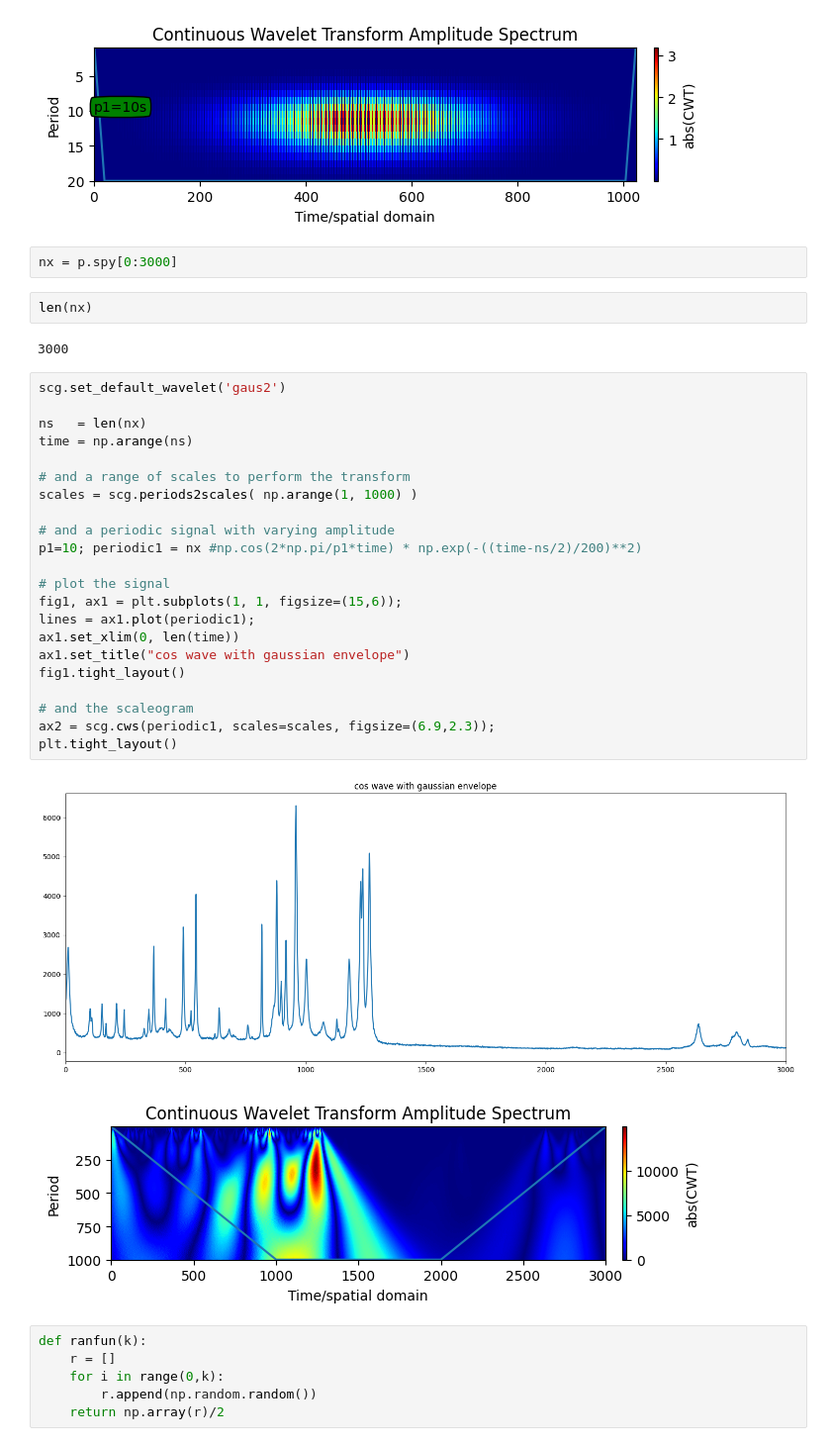
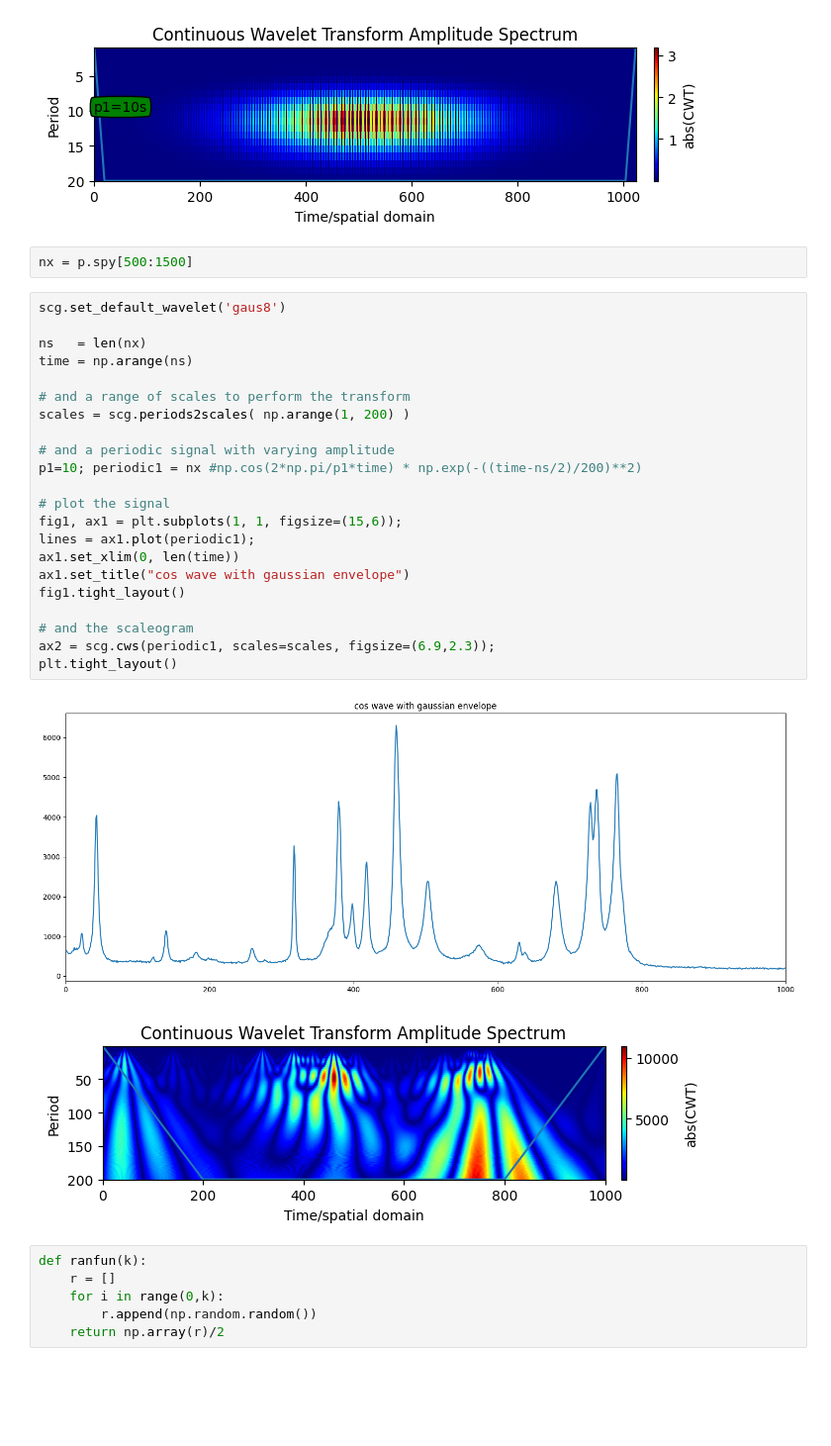
Before and after one commit to oftavira/BitacoraLiteratura, a Jupyter notebook: Ploting/_temp.ipynb, the cells around one changed output. Shown at 99% size. Drawn from its saved outputs; the diff is of its cells as text; blank space fills up the shorter version.

Commit message:
More on Scaleograms for AI Detection

```diff
--- a/Ploting/_temp.ipynb
+++ b/Ploting/_temp.ipynb
@@ -197,36 +197,32 @@ plt.tight_layout()
 [figure]
 [figure]
 # %%
-nx = p.spy[0:3000]
+nx = p.spy[500:1500]
-# %%
-len(nx)
-# %% [output]
-3000
 # %%
-scg.set_default_wavelet('gaus2')
+scg.set_default_wavelet('gaus8')
 
 ns   = len(nx)
 time = np.arange(ns)
 
 # and a range of scales to perform the transform
-scales = scg.periods2scales( np.arange(1, 1000) )
+scales = scg.periods2scales( np.arange(1, 200) )
 
 # and a periodic signal with varying amplitude
 p1=10; periodic1 = nx #np.cos(2*np.pi/p1*time) * np.exp(-((time-ns/2)/200)**2)
 
 # plot the signal
 fig1, ax1 = plt.subplots(1, 1, figsize=(15,6));
 lines = ax1.plot(periodic1);
 ax1.set_xlim(0, len(time))
 ax1.set_title("cos wave with gaussian envelope")
 fig1.tight_layout()
 
 # and the scaleogram
 ax2 = scg.cws(periodic1, scales=scales, figsize=(6.9,2.3));
 plt.tight_layout()
 # %% [output]
-[figure, old version]
+[figure, new version]
-[figure, old version]
+[figure, new version]
 # %%
 def ranfun(k):
     r = []
```
Also changed, not shown: parts of 5 cells of this notebook, 1 other file.
